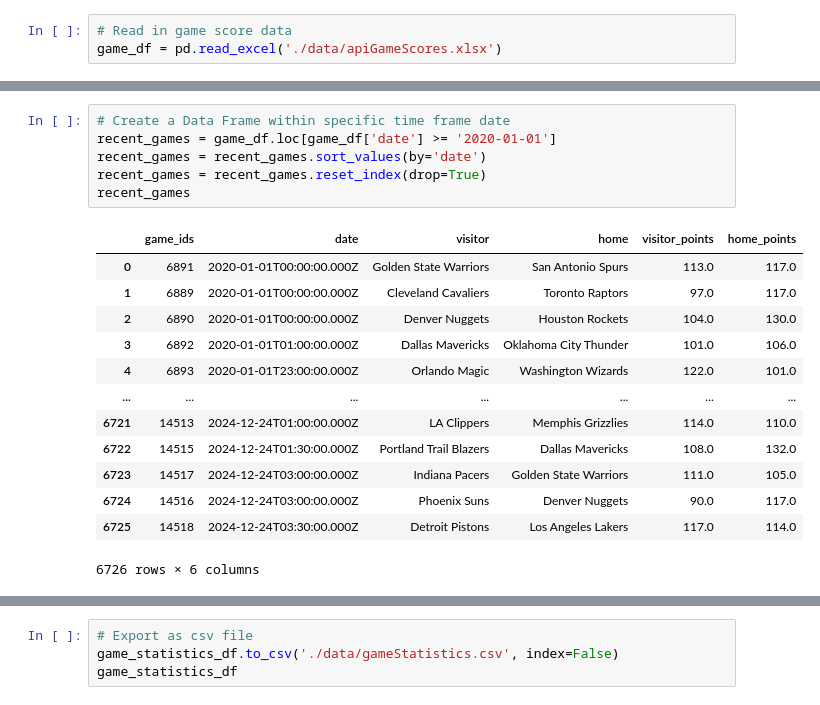
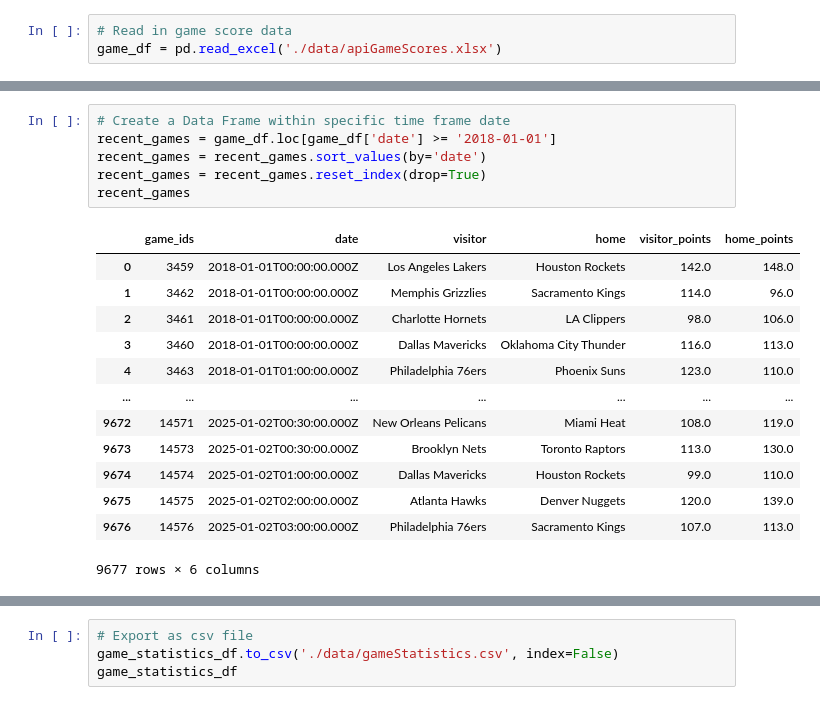
Before and after one commit to VincentGordon-Data-Analyst/nba-api, a Jupyter notebook: game_statistics.ipynb, the cells around one changed output, grey strips where cells are left out. Cells and saved outputs as stored; diff of their text form.

```diff
--- a/game_statistics.ipynb
+++ b/game_statistics.ipynb
@@ -35,23 +35,23 @@ game_df.shape
 # %%
 # Create a Data Frame within specific time frame date
-recent_games = game_df.loc[game_df['date'] >= '2020-01-01']
+recent_games = game_df.loc[game_df['date'] >= '2018-01-01']
 recent_games = recent_games.sort_values(by='date')
 recent_games = recent_games.reset_index(drop=True)
 recent_games
 # %% [output]
 |  | game_ids | date | visitor | home | visitor_points | home_points |
-| 0 | 6891 | 2020-01-01T00:00:00.000Z | Golden State Warriors | San Antonio Spurs | 113.0 | 117.0 |
-| 1 | 6889 | 2020-01-01T00:00:00.000Z | Cleveland Cavaliers | Toronto Raptors | 97.0 | 117.0 |
-| 2 | 6890 | 2020-01-01T00:00:00.000Z | Denver Nuggets | Houston Rockets | 104.0 | 130.0 |
-| 3 | 6892 | 2020-01-01T01:00:00.000Z | Dallas Mavericks | Oklahoma City Thunder | 101.0 | 106.0 |
-| 4 | 6893 | 2020-01-01T23:00:00.000Z | Orlando Magic | Washington Wizards | 122.0 | 101.0 |
+| 0 | 3459 | 2018-01-01T00:00:00.000Z | Los Angeles Lakers | Houston Rockets | 142.0 | 148.0 |
+| 1 | 3462 | 2018-01-01T00:00:00.000Z | Memphis Grizzlies | Sacramento Kings | 114.0 | 96.0 |
+| 2 | 3461 | 2018-01-01T00:00:00.000Z | Charlotte Hornets | LA Clippers | 98.0 | 106.0 |
+| 3 | 3460 | 2018-01-01T00:00:00.000Z | Dallas Mavericks | Oklahoma City Thunder | 116.0 | 113.0 |
+| 4 | 3463 | 2018-01-01T01:00:00.000Z | Philadelphia 76ers | Phoenix Suns | 123.0 | 110.0 |
 | ... | ... | ... | ... | ... | ... | ... |
-| 6721 | 14513 | 2024-12-24T01:00:00.000Z | LA Clippers | Memphis Grizzlies | 114.0 | 110.0 |
-| 6722 | 14515 | 2024-12-24T01:30:00.000Z | Portland Trail Blazers | Dallas Mavericks | 108.0 | 132.0 |
-| 6723 | 14517 | 2024-12-24T03:00:00.000Z | Indiana Pacers | Golden State Warriors | 111.0 | 105.0 |
-| 6724 | 14516 | 2024-12-24T03:00:00.000Z | Phoenix Suns | Denver Nuggets | 90.0 | 117.0 |
-| 6725 | 14518 | 2024-12-24T03:30:00.000Z | Detroit Pistons | Los Angeles Lakers | 117.0 | 114.0 |
+| 9672 | 14571 | 2025-01-02T00:30:00.000Z | New Orleans Pelicans | Miami Heat | 108.0 | 119.0 |
+| 9673 | 14573 | 2025-01-02T00:30:00.000Z | Brooklyn Nets | Toronto Raptors | 113.0 | 130.0 |
+| 9674 | 14574 | 2025-01-02T01:00:00.000Z | Dallas Mavericks | Houston Rockets | 99.0 | 110.0 |
+| 9675 | 14575 | 2025-01-02T02:00:00.000Z | Atlanta Hawks | Denver Nuggets | 120.0 | 139.0 |
+| 9676 | 14576 | 2025-01-02T03:00:00.000Z | Philadelphia 76ers | Sacramento Kings | 107.0 | 113.0 |
-6726 rows × 6 columns
+9677 rows × 6 columns
 # %%
 # Define url and necessary parameters
 url = "https://api-nba-v1.p.rapidapi.com/games/statistics"
```
Also changed, not shown: parts of 3 cells of this notebook, 7 other files.
